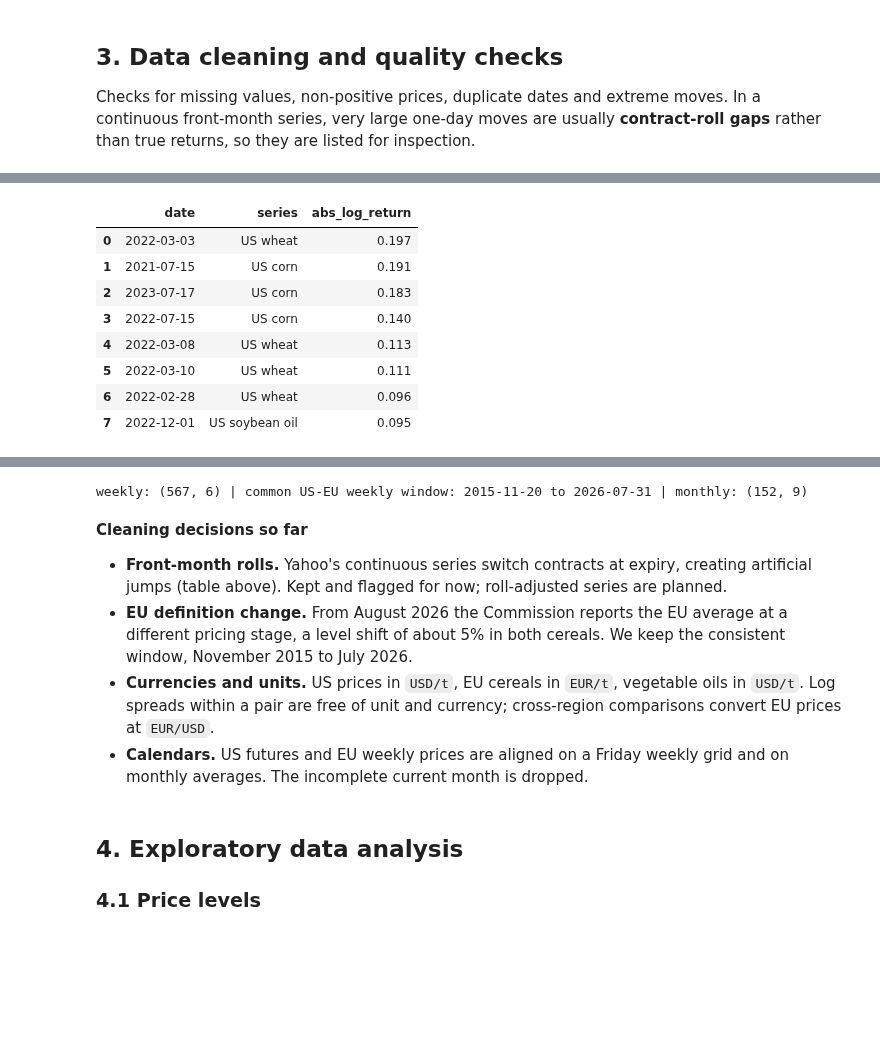
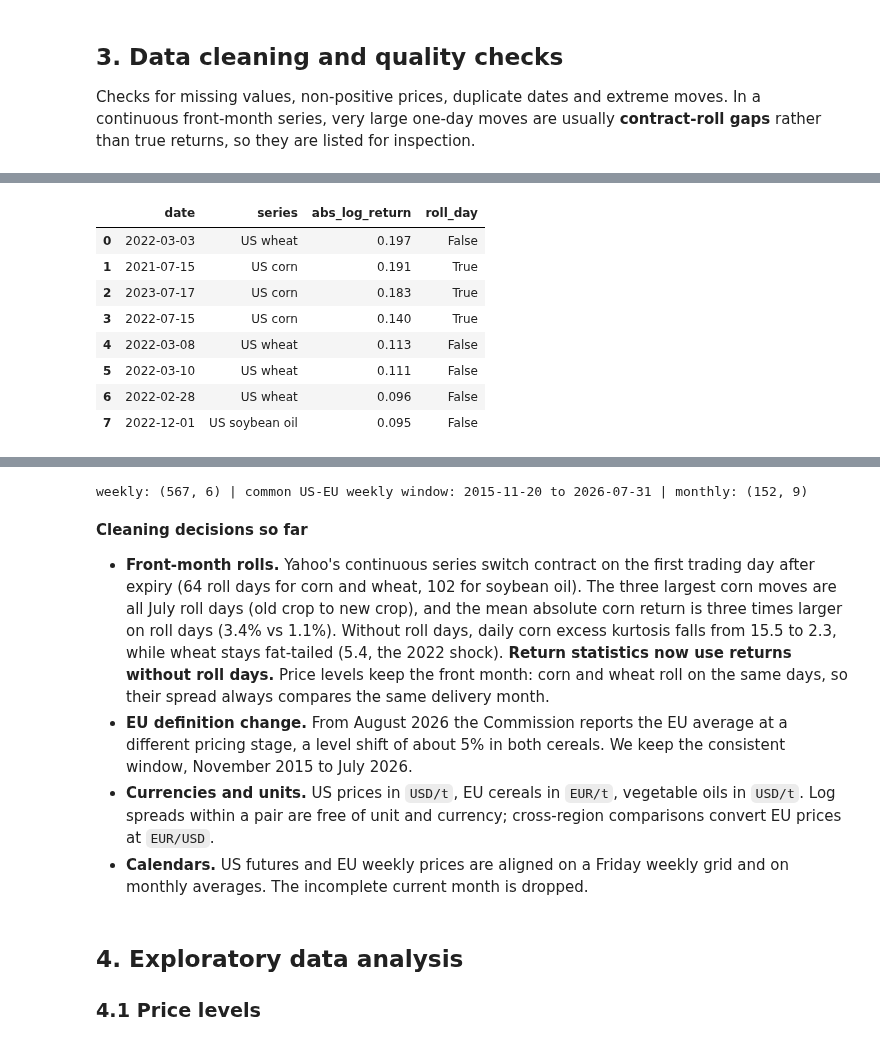
Before and after one commit to chaupmbn/mscfe-capstone-weather-agri, a Jupyter notebook: weather_agri_commodities.ipynb, the cells around one changed output, grey strips where cells are left out. Cells and saved outputs as stored; diff of their text form; code cells hidden in the pictures; blank space fills up the shorter version.

```diff
--- a/weather_agri_commodities.ipynb
+++ b/weather_agri_commodities.ipynb
@@ -61,7 +62,7 @@ from statsmodels.stats.stattools import durbin_watson, jarque_bera
 from statsmodels.tsa.arima.model import ARIMA
 from statsmodels.tsa.seasonal import STL
 from statsmodels.tsa.stattools import adfuller, coint, kpss
-from statsmodels.tsa.vector_ar.vecm import coint_johansen, select_order
+from statsmodels.tsa.vector_ar.vecm import VECM, coint_johansen, select_order
 
 warnings.filterwarnings("ignore")
 pd.set_option("display.float_format", "{:,.3f}".format)
@@ -69,15 +70,17 @@ pd.set_option("display.max_columns", 30)
 pd.set_option("display.width", 160)
 
 # configuration
+REFRESH_DATA = False                              # True: download again; False: reuse cached CSVs in data/raw
+DATA_DATE = "2026-09-28"                          # date of the cached CSVs: a re-run gives the same results
 START = "2014-01-01"                              # price sample start (about 10+ years of data)
-TODAY = pd.Timestamp.today().normalize()
+TODAY = pd.Timestamp.today().normalize() if REFRESH_DATA else pd.Timestamp(DATA_DATE)
 LAST_FULL_MONTH = TODAY - pd.offsets.MonthEnd(1)  # drop the current, incomplete month from monthly data
 WEATHER_YEARS = (1981, TODAY.year - 1)            # NASA POWER monthly data: complete years only
 LAST_HARVEST = TODAY.year - 1                     # drop current-year USDA projections
-REFRESH_DATA = True                              # True: download again; False: reuse cached CSVs in data/raw
 
 DATA_DIR = Path("data/raw")
 DATA_DIR.mkdir(parents=True, exist_ok=True)
 HTTP = {"User-Agent": "Mozilla/5.0 (MScFE capstone research)"}
-print(f"Run date: {TODAY:%Y-%m-%d} | pandas {pd.__version__} | statsmodels {sm.__version__}")
+print(f"Data as of {TODAY:%Y-%m-%d} ({'new download' if REFRESH_DATA else 'cached CSVs'}) | "
+      f"pandas {pd.__version__} | statsmodels {sm.__version__}")
 # %% [output]
@@ -142,7 +145,8 @@ TO_USD_T = pd.Series({"corn_us": 0.393683,     # US cents per bushel (56 lb) ->
 
 def fetch_yahoo():
     tickers = {**US_TICKERS, **FX_TICKER}
-    close = yf.download(list(tickers.values()), start=START, auto_adjust=False, progress=False)["Close"]
+    close = yf.download(list(tickers.values()), start=START, end=TODAY + pd.Timedelta(days=1),
+                        auto_adjust=False, progress=False)["Close"]
     close = close.rename(columns={v: k for k, v in tickers.items()})[list(tickers)]
     if close.index.tz is not None:
         close.index = close.index.tz_localize(None)
@@ -240,7 +244,7 @@ def fetch_world_bank():
     return out
 
 
-wb_monthly = cached("world_bank_monthly", fetch_world_bank).astype(float)
+wb_monthly = cached("world_bank_monthly", fetch_world_bank).astype(float).loc[:LAST_FULL_MONTH]
 print(f"World Bank: {wb_monthly.index.min():%Y-%m} to {wb_monthly.index.max():%Y-%m}")
 wb_monthly.tail(3)
 # %% [output]
@@ -403,32 +407,60 @@ quality
 # %%
 # 1) US daily futures: drop non-positive quotes, carry forward isolated one-day gaps
 us_clean = us_daily.where(us_daily > 0).ffill(limit=1)
 
-# 2) Largest one-day moves, to check against contract roll dates
+# 2) Contract rolls: the front-month series switches contract on the first trading day after expiry
+#    (CBOT grains and soybean oil expire on the business day before the 15th of the contract month)
+CONTRACT_MONTHS = {"corn_us": [3, 5, 7, 9, 12], "wheat_us": [3, 5, 7, 9, 12], "soyoil_us": [1, 3, 5, 7, 8, 9, 10, 12]}
+
+
+def roll_days(index, months):
+    expiries = pd.DatetimeIndex([pd.Timestamp(y, m, 15) - pd.offsets.BDay(1)
+                                 for y in range(index[0].year, index[-1].year + 1) for m in months])
+    pos = index.searchsorted(expiries, side="right")          # first trading day after each expiry
+    return index[np.unique(pos[(pos > 0) & (pos < len(index))])]
+
+
 us_ret = np.log(us_clean).diff()
+is_roll = pd.DataFrame({c: us_ret.index.isin(roll_days(us_ret.index, CONTRACT_MONTHS[c])) for c in us_ret},
+                       index=us_ret.index)
+us_ret_adj = us_ret.mask(is_roll)                                    # returns with roll days removed
+us_adj = np.exp(us_ret_adj.fillna(0).cumsum()) * us_clean.iloc[0]    # roll-free price index, used for returns only
+
+# 3) Largest one-day moves, and how much of the tails the roll days explain
 largest_moves = (us_ret.abs().stack().rename_axis(["date", "series"]).sort_values(ascending=False)
                  .head(8).rename("abs_log_return").reset_index())
+largest_moves["roll_day"] = [is_roll.loc[d, s] for d, s in zip(largest_moves["date"], largest_moves["series"])]
 largest_moves["series"] = largest_moves["series"].map(LABELS)
 display(largest_moves)
+roll_effect = pd.DataFrame({
+    "roll_days": is_roll.sum(),
+    "mean_abs_return_%_roll_days": 100 * us_ret.where(is_roll).abs().mean(),
+    "mean_abs_return_%_other_days": 100 * us_ret_adj.abs().mean(),
+    "excess_kurtosis_all_days": us_ret.kurt(),
+    "excess_kurtosis_without_rolls": us_ret_adj.kurt(),
+}).rename(index=LABELS)
+display(roll_effect)
 
-# 3) EU weekly prices: regular Friday grid, fill gaps of at most two weeks
+# 4) EU weekly prices: regular Friday grid, fill gaps of at most two weeks
 eu_clean = eu_weekly.resample("W-FRI").last().ffill(limit=2)
 
-# 4) Common frequencies (weeks are labelled by their Friday; drop the current, incomplete week)
+# 5) Common frequencies (weeks are labelled by their Friday; drop the current, incomplete week)
 us_weekly = us_clean.resample("W-FRI").last().loc[:TODAY]
 weekly = pd.concat([us_weekly, eu_clean, eurusd.resample("W-FRI").last()], axis=1).loc[eu_clean.index.min():TODAY]
+weekly_adj = weekly.assign(**us_adj.resample("W-FRI").last())       # same grid, US prices free of roll gaps
 monthly = (pd.concat([us_clean.resample("ME").mean(), eu_clean.resample("ME").mean(), wb_monthly], axis=1)
            .loc[START:LAST_FULL_MONTH])
 common_weekly = weekly[GRAINS].dropna()     # weeks where both regions have prices
+common_weekly_adj = weekly_adj[GRAINS].dropna()
 print(f"weekly: {weekly.shape} | common US-EU weekly window: {common_weekly.index.min():%Y-%m-%d} "
       f"to {common_weekly.index.max():%Y-%m-%d} | monthly: {monthly.shape}")
 # %% [output]
-|  | date | series | abs_log_return |
-| 0 | 2022-03-03 | US wheat | 0.197 |
-| 1 | 2021-07-15 | US corn | 0.191 |
-| 2 | 2023-07-17 | US corn | 0.183 |
-| 3 | 2022-07-15 | US corn | 0.140 |
-| 4 | 2022-03-08 | US wheat | 0.113 |
-| 5 | 2022-03-10 | US wheat | 0.111 |
-| 6 | 2022-02-28 | US wheat | 0.096 |
-| 7 | 2022-12-01 | US soybean oil | 0.095 |
+|  | date | series | abs_log_return | roll_day |
+| 0 | 2022-03-03 | US wheat | 0.197 | False |
+| 1 | 2021-07-15 | US corn | 0.191 | True |
+| 2 | 2023-07-17 | US corn | 0.183 | True |
+| 3 | 2022-07-15 | US corn | 0.140 | True |
+| 4 | 2022-03-08 | US wheat | 0.113 | False |
+| 5 | 2022-03-10 | US wheat | 0.111 | False |
+| 6 | 2022-02-28 | US wheat | 0.096 | False |
+| 7 | 2022-12-01 | US soybean oil | 0.095 | False |
@@ -436,7 +472,7 @@ weekly: (567, 6) | common US-EU weekly window: 2015-11-20 to 2026-07-31 | monthl
 # %% [markdown]
 **Cleaning decisions so far**
 
-- **Front-month rolls.** Yahoo's continuous series switch contracts at expiry, creating artificial jumps (table above). Kept and flagged for now; roll-adjusted series are planned.
+- **Front-month rolls.** Yahoo's continuous series switch contract on the first trading day after expiry (64 roll days for corn and wheat, 102 for soybean oil). The three largest corn moves are all July roll days (old crop to new crop), and the mean absolute corn return is three times larger on roll days (3.4% vs 1.1%). Without roll days, daily corn excess kurtosis falls from 15.5 to 2.3, while wheat stays fat-tailed (5.4, the 2022 shock). **Return statistics now use returns without roll days.** Price levels keep the front month: corn and wheat roll on the same days, so their spread always compares the same delivery month.
 - **EU definition change.** From August 2026 the Commission reports the EU average at a different pricing stage, a level shift of about 5% in both cereals. We keep the consistent window, November 2015 to July 2026.
 - **Currencies and units.** US prices in `USD/t`, EU cereals in `EUR/t`, vegetable oils in `USD/t`. Log spreads within a pair are free of unit and currency; cross-region comparisons convert EU prices at `EUR/USD`.
 - **Calendars.** US futures and EU weekly prices are aligned on a Friday weekly grid and on monthly averages. The incomplete current month is dropped.
```
Also changed, not shown: parts of 28 cells of this notebook, 1 other file.
